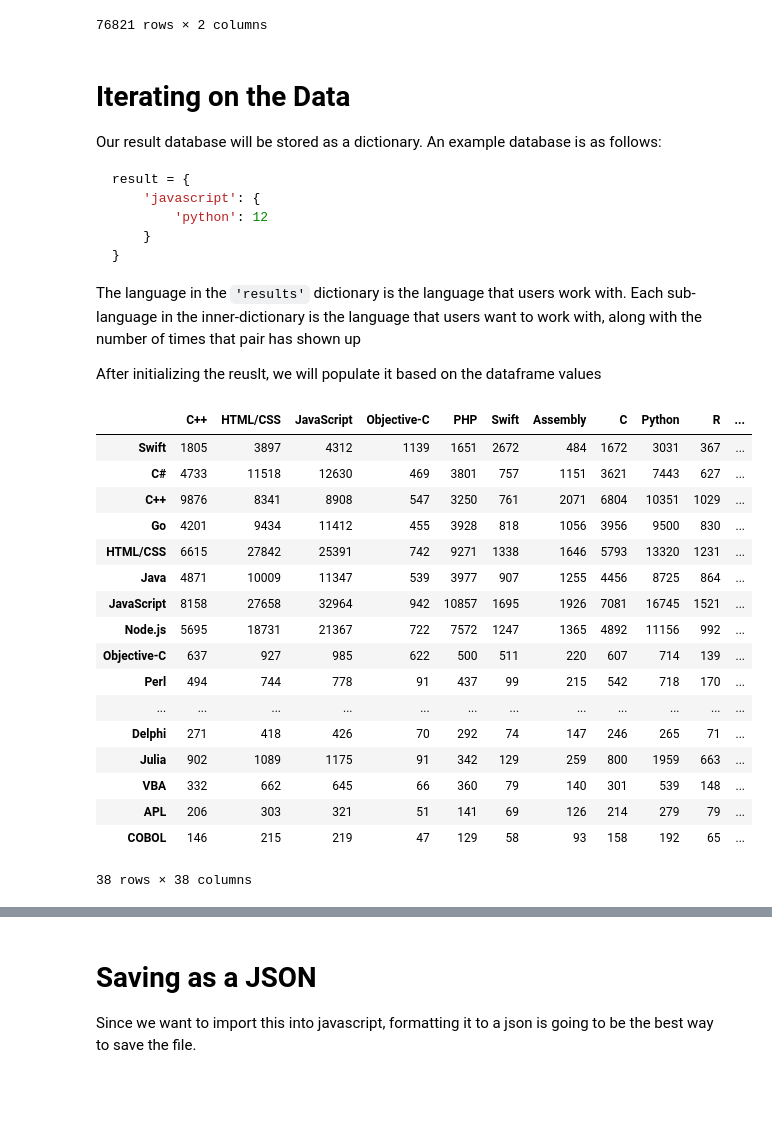
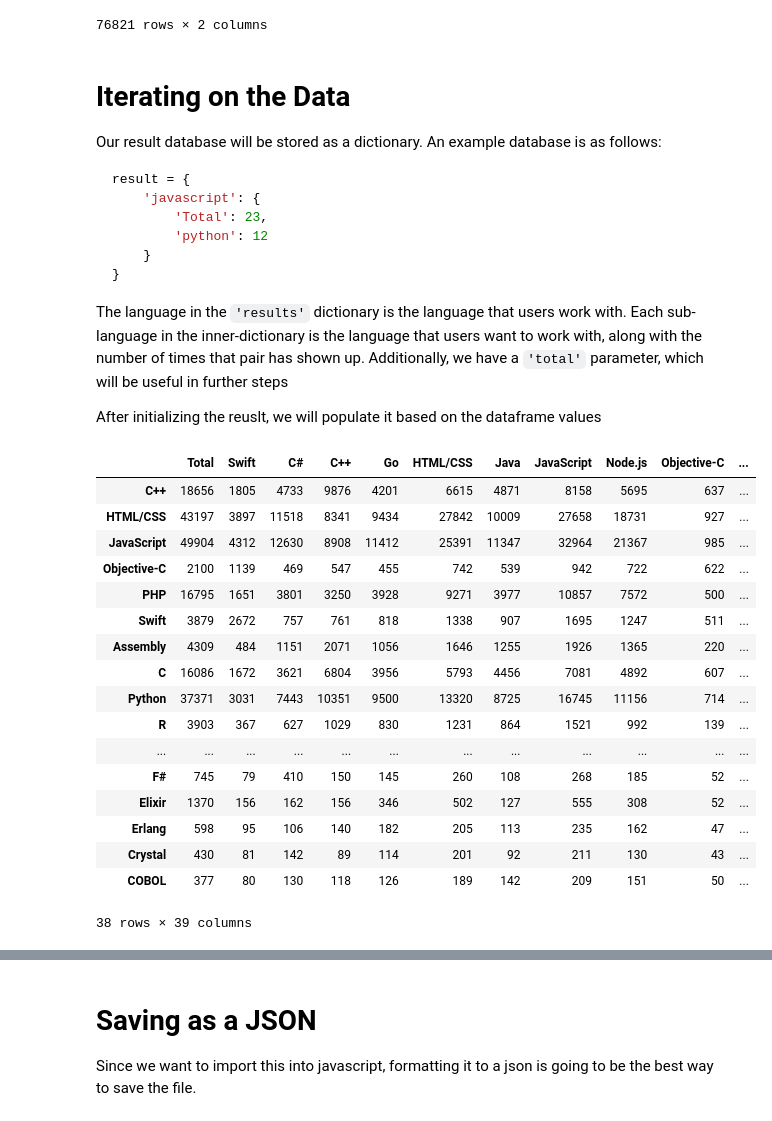
Before and after one commit to LittleTealeaf/GDD-140-Project-6.2, a Jupyter notebook: python/notebook.ipynb, the cells around one changed output, grey strips where cells are left out. Cells and saved outputs as stored; diff of their text form; code cells hidden in the pictures; blank space fills up the shorter version.

````diff
--- a/python/notebook.ipynb
+++ b/python/notebook.ipynb
@@ -35,8 +35,8 @@ with zipfile.ZipFile(os.path.join('.','tmp','survey.zip')) as zip_ref:
 # Importing the Survey Data
 The results are compiled into a `.csv` file. We will use the [pandas](https://pandas.pydata.org/) library to load and iterate over the data.
 # %%
-df0 = pd.read_csv(os.path.join('.','tmp','survey_results_public.csv'))
-display(df0)
+data_full = pd.read_csv(os.path.join('.','tmp','survey_results_public.csv'))
+display(data_full)
 # %% [output]
 |  | ResponseId | MainBranch | Employment | Country | US_State | UK_Country | EdLevel | Age1stCode | LearnCode | ... |
 | 0 | 1 | I am a developer by profession | Independent contractor, freelance... | Slovakia | NaN | NaN | Secondary school (e.g. American h... | 18 - 24 years | Coding Bootcamp;Other online reso... | ... |
@@ -79,0 +57,3 @@ display(df1)
+# %%
+data_trimmed = data_full[['LanguageHaveWorkedWith','LanguageWantToWorkWith']]
+display(data_trimmed)
@@ -82,9 +76,9 @@ display(df1)
 
 As you might notice, some of the elements above contain a "NaN" entry. This indicates that the user did not select anything for that question. Since we need both column datas, we need to filter out any elements that have a "NaN" in either entry
 # %%
-df2 = df1[((df1['LanguageHaveWorkedWith'].isnull() == False) & (df1['LanguageWantToWorkWith'].isnull() == False))]
+data_filtered = data_trimmed[((data_trimmed['LanguageHaveWorkedWith'].isnull() == False) & (data_trimmed['LanguageWantToWorkWith'].isnull() == False))]
 
-display(df2)
+display(data_filtered)
 # %% [output]
 |  | LanguageHaveWorkedWith | LanguageWantToWorkWith |
 | 0 | C++;HTML/CSS;JavaScript;Objective... | Swift |
@@ -106,45 +100,48 @@ Our result database will be stored as a dictionary. An example database is as fo
 ```python
 result = {
     'javascript': {
+        'Total': 23,
         'python': 12
     }
 }
 ```
-The language in the `'results'` dictionary is the language that users work with. Each sub-language in the inner-dictionary is the language that users want to work with, along with the number of times that pair has shown up
+The language in the `'results'` dictionary is the language that users work with. Each sub-language in the inner-dictionary is the language that users want to work with, along with the number of times that pair has shown up.
+Additionally, we have a `'total'` parameter, which will be useful in further steps
 
 After initializing the reuslt, we will populate it based on the dataframe values
 # %%
-result = {}
-for index,row in df2.iterrows():
+result_raw = {}
+for index,row in data_filtered.iterrows():
     known_languages = row['LanguageHaveWorkedWith'].split(';')
     wanted_languages = row['LanguageWantToWorkWith'].split(';')
     for lang_1 in known_languages:
-        if lang_1 not in result:
-            result[lang_1] = {}
+        if lang_1 not in result_raw:
+            result_raw[lang_1] = {'Total': 1}
+        else:
+            result_raw[lang_1]['Total'] = result_raw[lang_1]['Total'] + 1
         for lang_2 in wanted_languages:
-            if lang_2 not in result[lang_1]:
-                result[lang_1][lang_2] = 1
+            if lang_2 not in result_raw[lang_1]:
+                result_raw[lang_1][lang_2] = 1
             else:
-                result[lang_1][lang_2] = result[lang_1][lang_2] + 1
-
-result_df = pd.DataFrame(result)
-display(result_df)
+                result_raw[lang_1][lang_2] = result_raw[lang_1][lang_2] + 1
+result_raw_df = pd.DataFrame.from_dict(result_raw,orient='index')
+display(result_raw_df)
 # %% [output]
-|  | C++ | HTML/CSS | JavaScript | Objective-C | PHP | Swift | Assembly | C | Python | R | ... |
-| Swift | 1805 | 3897 | 4312 | 1139 | 1651 | 2672 | 484 | 1672 | 3031 | 367 | ... |
-| C# | 4733 | 11518 | 12630 | 469 | 3801 | 757 | 1151 | 3621 | 7443 | 627 | ... |
-| C++ | 9876 | 8341 | 8908 | 547 | 3250 | 761 | 2071 | 6804 | 10351 | 1029 | ... |
-| Go | 4201 | 9434 | 11412 | 455 | 3928 | 818 | 1056 | 3956 | 9500 | 830 | ... |
-| HTML/CSS | 6615 | 27842 | 25391 | 742 | 9271 | 1338 | 1646 | 5793 | 13320 | 1231 | ... |
-| Java | 4871 | 10009 | 11347 | 539 | 3977 | 907 | 1255 | 4456 | 8725 | 864 | ... |
-| JavaScript | 8158 | 27658 | 32964 | 942 | 10857 | 1695 | 1926 | 7081 | 16745 | 1521 | ... |
-| Node.js | 5695 | 18731 | 21367 | 722 | 7572 | 1247 | 1365 | 4892 | 11156 | 992 | ... |
-| Objective-C | 637 | 927 | 985 | 622 | 500 | 511 | 220 | 607 | 714 | 139 | ... |
-| Perl | 494 | 744 | 778 | 91 | 437 | 99 | 215 | 542 | 718 | 170 | ... |
+|  | Total | Swift | C# | C++ | Go | HTML/CSS | Java | JavaScript | Node.js | Objective-C | ... |
+| C++ | 18656 | 1805 | 4733 | 9876 | 4201 | 6615 | 4871 | 8158 | 5695 | 637 | ... |
+| HTML/CSS | 43197 | 3897 | 11518 | 8341 | 9434 | 27842 | 10009 | 27658 | 18731 | 927 | ... |
+| JavaScript | 49904 | 4312 | 12630 | 8908 | 11412 | 25391 | 11347 | 32964 | 21367 | 985 | ... |
+| Objective-C | 2100 | 1139 | 469 | 547 | 455 | 742 | 539 | 942 | 722 | 622 | ... |
+| PHP | 16795 | 1651 | 3801 | 3250 | 3928 | 9271 | 3977 | 10857 | 7572 | 500 | ... |
+| Swift | 3879 | 2672 | 757 | 761 | 818 | 1338 | 907 | 1695 | 1247 | 511 | ... |
+| Assembly | 4309 | 484 | 1151 | 2071 | 1056 | 1646 | 1255 | 1926 | 1365 | 220 | ... |
+| C | 16086 | 1672 | 3621 | 6804 | 3956 | 5793 | 4456 | 7081 | 4892 | 607 | ... |
+| Python | 37371 | 3031 | 7443 | 10351 | 9500 | 13320 | 8725 | 16745 | 11156 | 714 | ... |
+| R | 3903 | 367 | 627 | 1029 | 830 | 1231 | 864 | 1521 | 992 | 139 | ... |
 | ... | ... | ... | ... | ... | ... | ... | ... | ... | ... | ... | ... |
-| Delphi | 271 | 418 | 426 | 70 | 292 | 74 | 147 | 246 | 265 | 71 | ... |
-| Julia | 902 | 1089 | 1175 | 91 | 342 | 129 | 259 | 800 | 1959 | 663 | ... |
-| VBA | 332 | 662 | 645 | 66 | 360 | 79 | 140 | 301 | 539 | 148 | ... |
-| APL | 206 | 303 | 321 | 51 | 141 | 69 | 126 | 214 | 279 | 79 | ... |
-| COBOL | 146 | 215 | 219 | 47 | 129 | 58 | 93 | 158 | 192 | 65 | ... |
+| F# | 745 | 79 | 410 | 150 | 145 | 260 | 108 | 268 | 185 | 52 | ... |
+| Elixir | 1370 | 156 | 162 | 156 | 346 | 502 | 127 | 555 | 308 | 52 | ... |
+| Erlang | 598 | 95 | 106 | 140 | 182 | 205 | 113 | 235 | 162 | 47 | ... |
+| Crystal | 430 | 81 | 142 | 89 | 114 | 201 | 92 | 211 | 130 | 43 | ... |
+| COBOL | 377 | 80 | 130 | 118 | 126 | 189 | 142 | 209 | 151 | 50 | ... |
-38 rows × 38 columns
+38 rows × 39 columns
````
Also changed, not shown: parts of 7 cells of this notebook.
